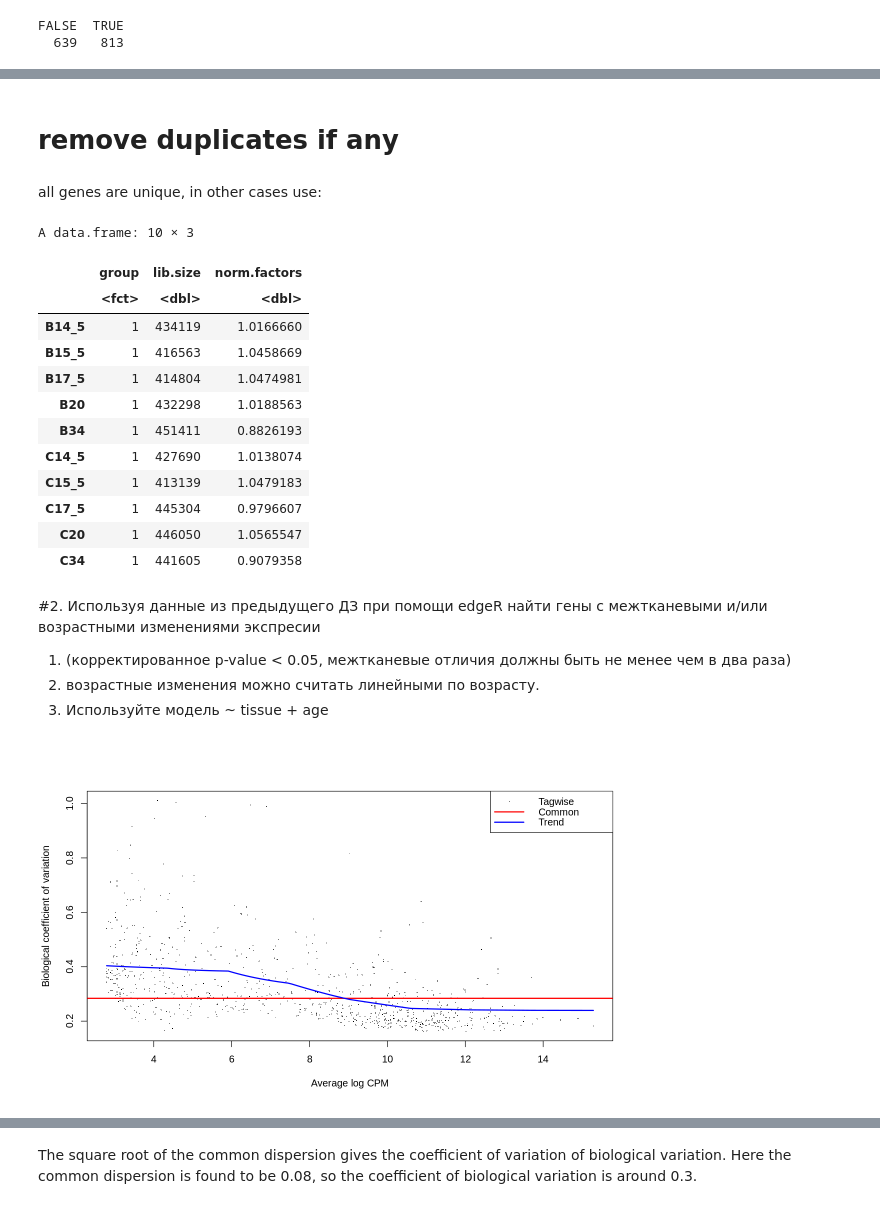
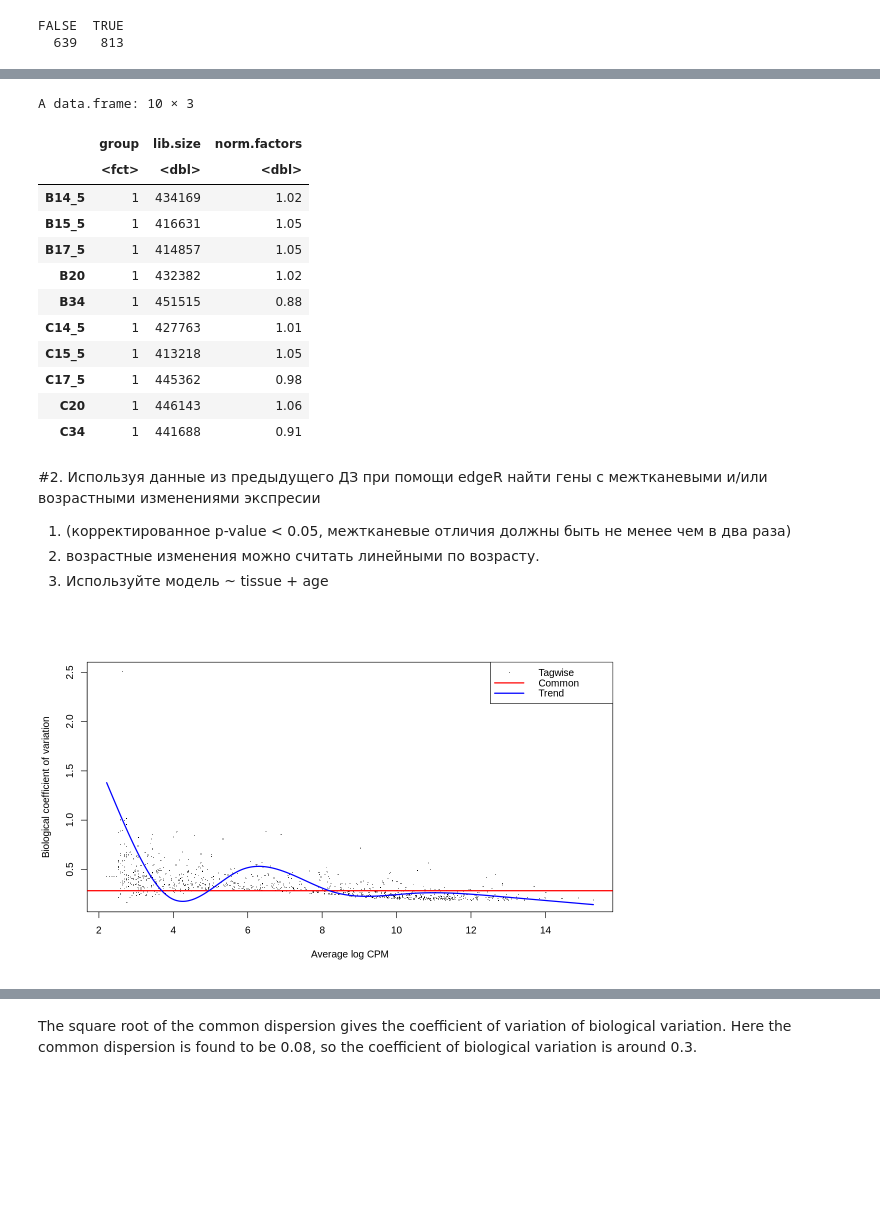
Before and after one commit to eentartetekunst/NGS_bioinformatics, a Jupyter notebook: HW3_edgeR_R.ipynb, the cells around one changed output, grey strips where cells are left out. Drawn from its saved outputs; the diff is of its cells as text; code cells hidden in the pictures; blank space fills up the shorter version.

```diff
--- a/HW3_edgeR_R.ipynb
+++ b/HW3_edgeR_R.ipynb
@@ -179,2 +196,0 @@ FALSE  TRUE
-# %% [markdown]
-# remove duplicates if any
@@ -184,2 +196,0 @@ FALSE  TRUE
-# %% [markdown]
-all genes are unique, in other cases use:
@@ -194,21 +197,22 @@ all genes are unique, in other cases use:
 # %%
 edger = DGEList(d)
-edger = calcNormFactors(edger,method='RLE')
+edger = calcNormFactors(edger,method='RLE', robust=TRUE)
+options(digits=2)
 edger$samples
 # %% [output]
 A data.frame: 10 × 3
 |  | group | lib.size | norm.factors |
 |  | <fct> | <dbl> | <dbl> |
-| B14_5 | 1 | 434119 | 1.0166660 |
-| B15_5 | 1 | 416563 | 1.0458669 |
-| B17_5 | 1 | 414804 | 1.0474981 |
-| B20 | 1 | 432298 | 1.0188563 |
-| B34 | 1 | 451411 | 0.8826193 |
-| C14_5 | 1 | 427690 | 1.0138074 |
-| C15_5 | 1 | 413139 | 1.0479183 |
-| C17_5 | 1 | 445304 | 0.9796607 |
-| C20 | 1 | 446050 | 1.0565547 |
-| C34 | 1 | 441605 | 0.9079358 |
+| B14_5 | 1 | 434169 | 1.02 |
+| B15_5 | 1 | 416631 | 1.05 |
+| B17_5 | 1 | 414857 | 1.05 |
+| B20 | 1 | 432382 | 1.02 |
+| B34 | 1 | 451515 | 0.88 |
+| C14_5 | 1 | 427763 | 1.01 |
+| C15_5 | 1 | 413218 | 1.05 |
+| C17_5 | 1 | 445362 | 0.98 |
+| C20 | 1 | 446143 | 1.06 |
+| C34 | 1 | 441688 | 0.91 |
 # %% [markdown]
 #2. Используя данные из предыдущего ДЗ при помощи edgeR найти гены с межтканевыми и/или возрастными изменениями экспресии
 1. (корректированное p-value < 0.05, межтканевые отличия должны быть не менее чем в два раза)
@@ -216,8 +220,15 @@ A data.frame: 10 × 3
 3. Используйте модель ~ tissue + age
 # %%
 options(repr.plot.width=10, repr.plot.height=6)
-design = model.matrix(~ tissue + age, data = m)
+
+design = model.matrix(~ tissue + age, data = m) # create design matrix
+
 edger = estimateDisp(edger,design)  # estimate dispersion
+
+edger = estimateGLMCommonDisp(edger,design)
+edger = estimateGLMTagwiseDisp(edger,design)
+edger = estimateGLMTrendedDisp(edger,design)
+
 plotBCV(edger)
 # %% [output]
-[figure, old version]
+[figure, new version]
```
Also changed, not shown: parts of 53 cells of this notebook.
